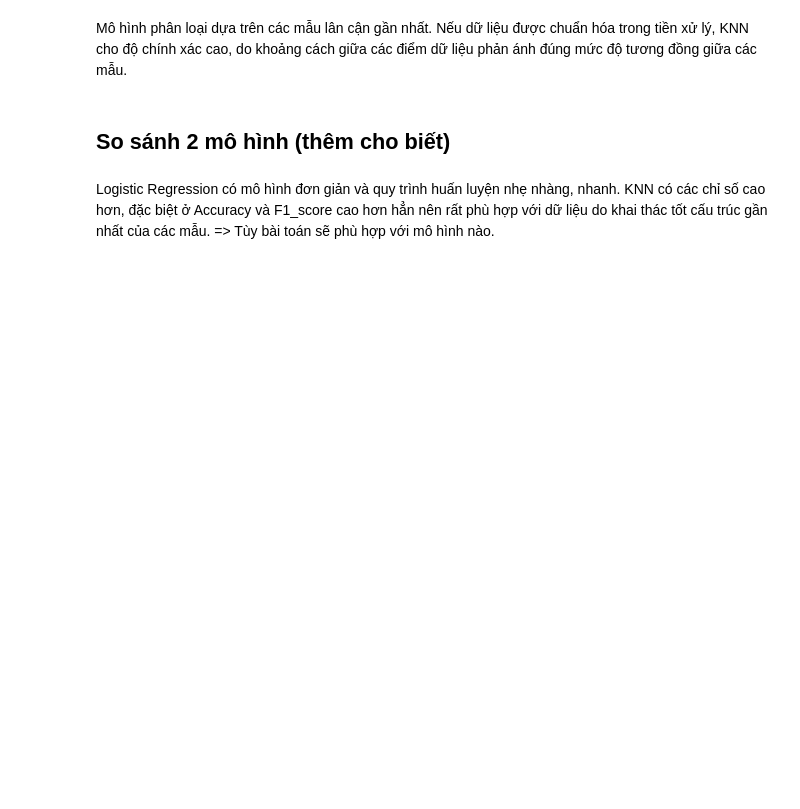
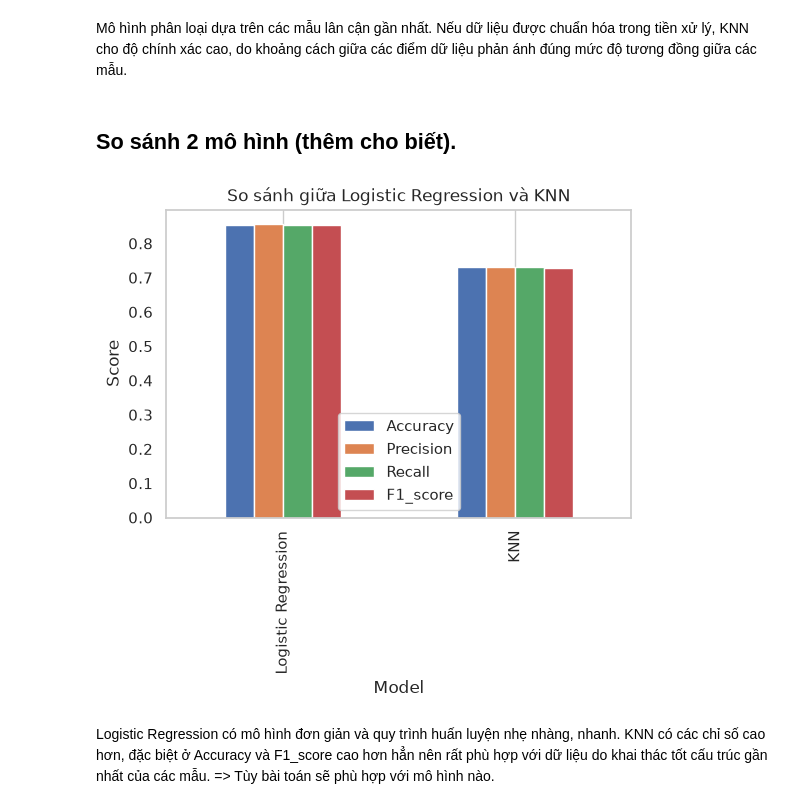
Before and after one commit to thao-cpu/mliot-pyml-2026-hw, a Jupyter notebook: week04/Homework_b7/LeNguyenLoanThaoBaiTapVeNha7.ipynb, the cells around one changed output. Cells and saved outputs as stored; diff of their text form; code cells hidden in the pictures; blank space fills up the shorter version.

```diff
--- a/week04/Homework_b7/LeNguyenLoanThaoBaiTapVeNha7.ipynb
+++ b/week04/Homework_b7/LeNguyenLoanThaoBaiTapVeNha7.ipynb
@@ -268,8 +268,8 @@ Dry_Bean_Dataset/
 # %%
 from sklearn.neighbors import KNeighborsClassifier
 
-train_df = pd.read_csv("Dry_bean_dataset/dry_bean_train.csv")
-test_df = pd.read_csv("Dry_bean_dataset/dry_bean_test.csv")
+train_df = pd.read_csv("Dry_Bean_Dataset/dry_bean_train.csv")
+test_df = pd.read_csv("Dry_Bean_Dataset/dry_bean_test.csv")
 print("Dữ liệu của train", train_df.shape)
 print("Dữ liệu của test:", test_df.shape)
 train_df.head()
@@ -276,9 +285,9 @@ train_df.head()
 # %%
 # X chứa các đặc trưng.
 # y là loại hạt cần dự đoán.
-X_train = train_df.drop("Class", axis=1)
-y_train = train_df["Class"]
-X_test = test_df.drop("Class", axis=1)
-y_test = test_df["Class"]
+X_train = train_df.drop("class", axis=1)
+y_train = train_df["class"]
+X_test = test_df.drop("class", axis=1)
+y_test = test_df["class"]
 print(X_train.shape)
 print(X_test.shape)
@@ -363,37 +424,39 @@ plt.show()
 # %% [markdown]
 Mô hình phân loại dựa trên các mẫu lân cận gần nhất. Nếu dữ liệu được chuẩn hóa trong tiền xử lý, KNN cho độ chính xác cao, do khoảng cách giữa các điểm dữ liệu phản ánh đúng mức độ tương đồng giữa các mẫu.
 # %% [markdown]
-## So sánh 2 mô hình (thêm cho biết)
+## So sánh 2 mô hình (thêm cho biết).
 # %%
 comparison = pd.DataFrame({
-    "Model": ["Logistic Regression", "KNN"]
+    "Model": ["Logistic Regression", "KNN"],
     "Accuracy": [
         accuracy_score(y_test, y_pred_log),
         accuracy_score(y_test, y_pred_knn)
     ],
     "Precision": [
         precision_score(y_test, y_pred_log, average="weighted"),
         precision_score(y_test, y_pred_knn, average="weighted")
     ],
     "Recall": [
         recall_score(y_test, y_pred_log, average="weighted"),
         recall_score(y_test, y_pred_knn, average="weighted")
     ],
     "F1_score": [
         f1_score(y_test, y_pred_log, average="weighted"),
         f1_score(y_test, y_pred_knn, average="weighted")
     ]
 })
 comparison
 # Vẽ biểu đồ so sánh.
 comparison.set_index("Model").plot(
     kind="bar",
     figsize=(6,4)
 )
 plt.title("So sánh giữa Logistic Regression và KNN")
 plt.ylabel("Score")
 plt.grid(axis="y")
 plt.show()
+# %% [output]
+[figure, added]
 # %% [markdown]
 Logistic Regression có mô hình đơn giản và quy trình huấn luyện nhẹ nhàng, nhanh.
 KNN có các chỉ số cao hơn, đặc biệt ở Accuracy và F1_score cao hơn hẳn nên rất phù hợp với dữ liệu do khai thác tốt cấu trúc gần nhất của các mẫu.
```
Also changed, not shown: parts of 9 cells of this notebook, 1 other file.
